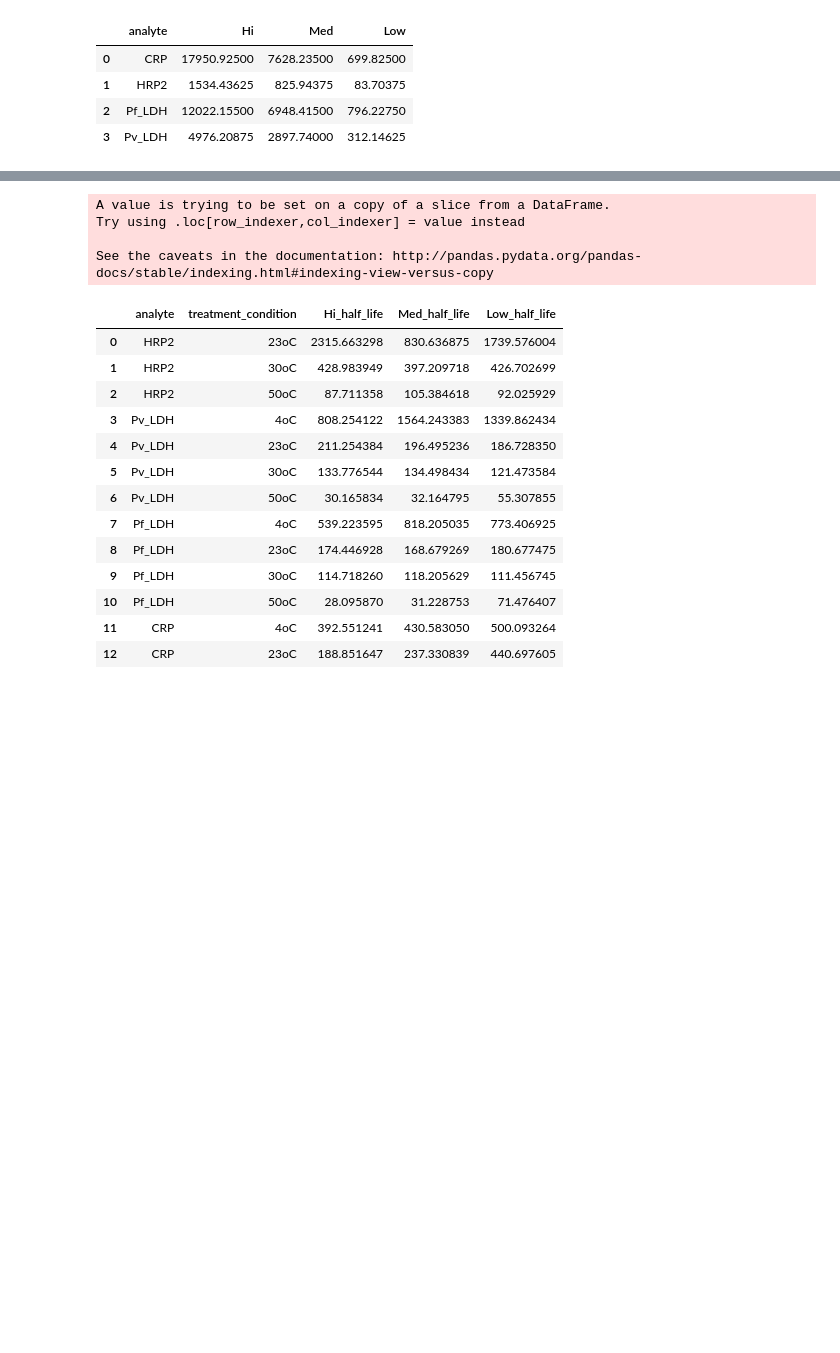
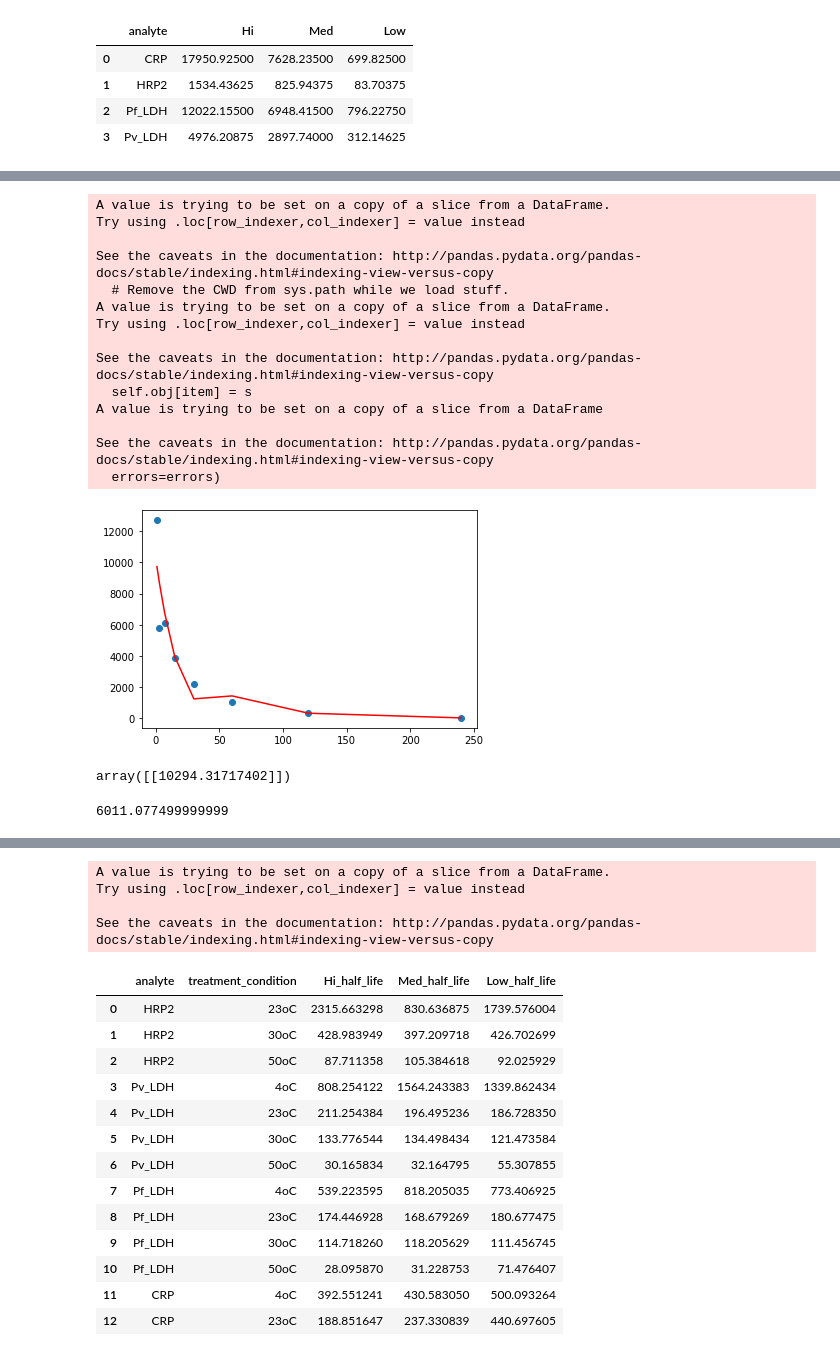
Before and after one commit to MACEPA/DIAMETER, a Jupyter notebook: rate_of_decay/decay_calc.ipynb, the cells around one changed output, grey strips where cells are left out. Saved outputs shown, nothing was run; the diff lists cells and outputs as text; code cells hidden in the pictures; blank space fills up the shorter version.

```diff
--- a/rate_of_decay/decay_calc.ipynb
+++ b/rate_of_decay/decay_calc.ipynb
@@ -49,5 +62,5 @@ time_df.loc[(time_df['treatment_condition'] == '4oC')
 # %%
-base_value_df = time_df.loc[time_df['treatment_condition'] == '-20oC']
+base_value_df = time_df.loc[time_df['treatment_condition'] == -20]
 base_value_df = base_value_df.groupby(['analyte', 'treatment_condition']).mean().reset_index()
 base_value_df.drop(['treatment_condition', 'time_or_humidity'], axis=1, inplace=True)
 base_value_df
@@ -70,0 +86,54 @@ time_df.head()
+# %%
+dfs = []
+#for analyte in time_df['analyte'].unique():
+for analyte in ['Pf_LDH']:
+    an_df = time_df.loc[time_df['analyte'] == analyte]
+    #for concentration in ['Hi', 'Med', 'Low']:
+    for concentration in ['Hi']:
+        con_df = an_df[['treatment_condition', 'time_or_humidity',
+                        concentration, '{}_base'.format(concentration)]]
+        end_df = con_df.loc[con_df['time_or_humidity'] == 240.0]
+        end_df['decay'] = True
+        end_df.loc[end_df[concentration] > end_df['{}_base'.format(concentration)], 'decay'] = False
+        end_df.drop(['time_or_humidity', concentration, '{}_base'.format(concentration)], axis=1, inplace=True)
+        con_df = con_df.merge(end_df, on=['treatment_condition'])
+        calc_df = con_df.loc[con_df['decay'] == True]
+        base_val = calc_df['{}_base'.format(concentration)].tolist()[0]
+        #for temp in an_df['treatment_condition'].unique():
+        for temp in [50]:
+            temp_df = calc_df.loc[calc_df['treatment_condition'] == temp]
+            temp_df.drop(['decay', 'treatment_condition', '{}_base'.format(concentration)], axis=1, inplace=True)
+            poly = PolynomialFeatures(degree=4)
+            regr = linear_model.LinearRegression()
+            time = temp_df['time_or_humidity'].values.reshape(-1,1)
+            con = temp_df[concentration].values.reshape(-1,1)
+            poly_time = poly.fit_transform(time)
+            regr.fit(poly_time, con)
+            pred = regr.predict(poly_time)
+            plt.scatter(time, con)
+            plt.plot(time, pred, color='red')
+            plt.show()
+# %% [output]
+A value is trying to be set on a copy of a slice from a DataFrame.
+Try using .loc[row_indexer,col_indexer] = value instead
+
+See the caveats in the documentation: http://pandas.pydata.org/pandas-docs/stable/indexing.html#indexing-view-versus-copy
+  # Remove the CWD from sys.path while we load stuff.
+A value is trying to be set on a copy of a slice from a DataFrame.
+Try using .loc[row_indexer,col_indexer] = value instead
+
+See the caveats in the documentation: http://pandas.pydata.org/pandas-docs/stable/indexing.html#indexing-view-versus-copy
+  self.obj[item] = s
+A value is trying to be set on a copy of a slice from a DataFrame
+
+See the caveats in the documentation: http://pandas.pydata.org/pandas-docs/stable/indexing.html#indexing-view-versus-copy
+  errors=errors)
+[figure, added]
+# %%
+regr.predict(poly.fit_transform([[0]]))
+# %% [output]
+array([[10294.31717402]])
+# %%
+base_val / 2
+# %% [output]
+6011.077499999999
```
Also changed, not shown: parts of 19 cells of this notebook, 1 other file.
